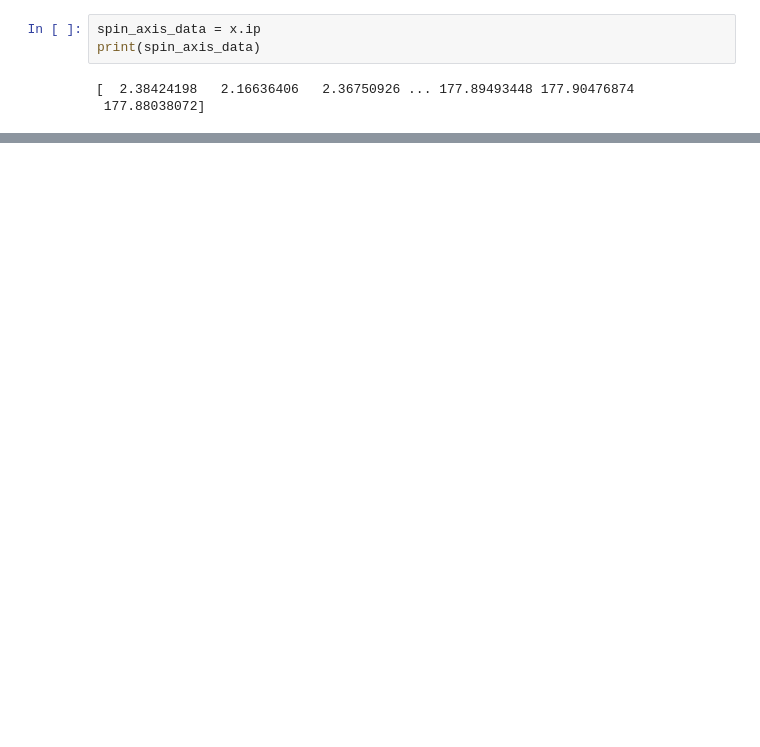
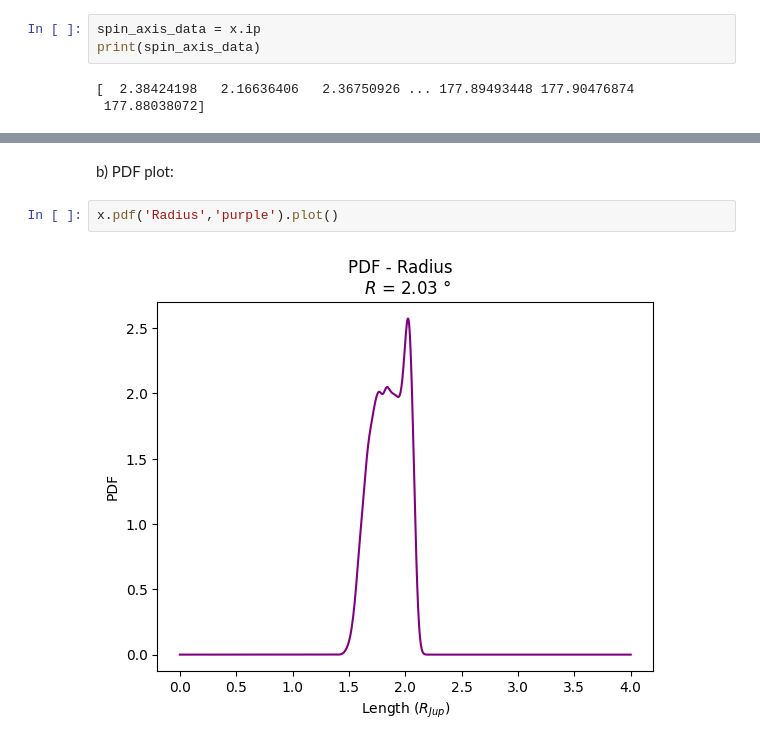
Before and after one commit to exoAtmospheres/exoSpin, a Jupyter notebook: DEMO/DEMO_exoSpin.ipynb, the cells around one changed output, grey strips where cells are left out. Saved outputs shown, nothing was run; the diff lists cells and outputs as text; blank space fills up the shorter version.

```diff
--- a/DEMO/DEMO_exoSpin.ipynb
+++ b/DEMO/DEMO_exoSpin.ipynb
@@ -97,0 +102,6 @@ x.hist('Orbital inclination','orange').plot()
+# %% [markdown]
+b) PDF plot:
+# %%
+x.pdf('Radius','purple').plot()
+# %% [output]
+[figure, added]
```
Also changed, not shown: parts of 8 cells of this notebook.
